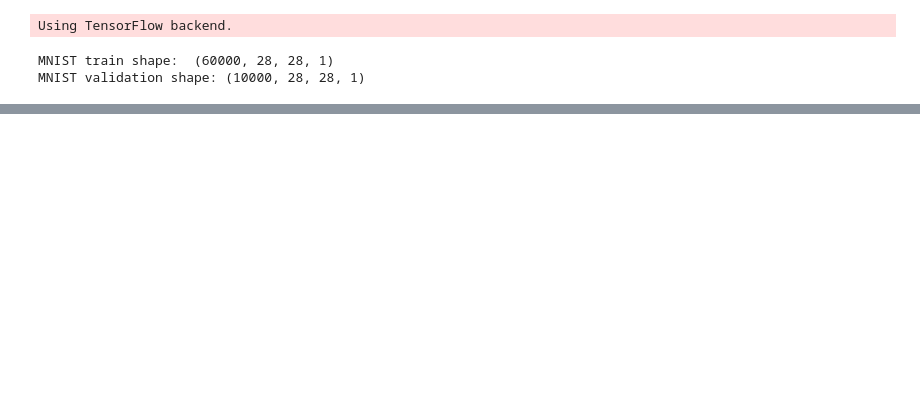
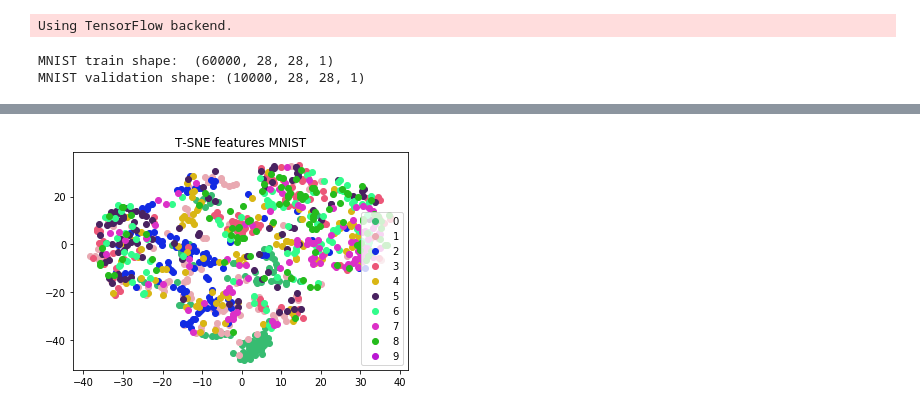
Before and after one commit to eloygeenjaar/cv-dl, a Jupyter notebook: dcec-train.ipynb, the cells around one changed output, grey strips where cells are left out. Drawn from its saved outputs; the diff is of its cells as text; code cells hidden in the pictures; blank space fills up the shorter version.

```diff
--- a/dcec-train.ipynb
+++ b/dcec-train.ipynb
@@ -38,0 +104,7 @@ Epoch 1/50
+# %%
+plot_tsne(clusters,
+          mnist_train_labels,
+          dataset_name='MNIST',
+          num_samples_per_class=100)
+# %% [output]
+[figure, added]
```
Also changed, not shown: parts of 9 cells of this notebook, 1 other file.
